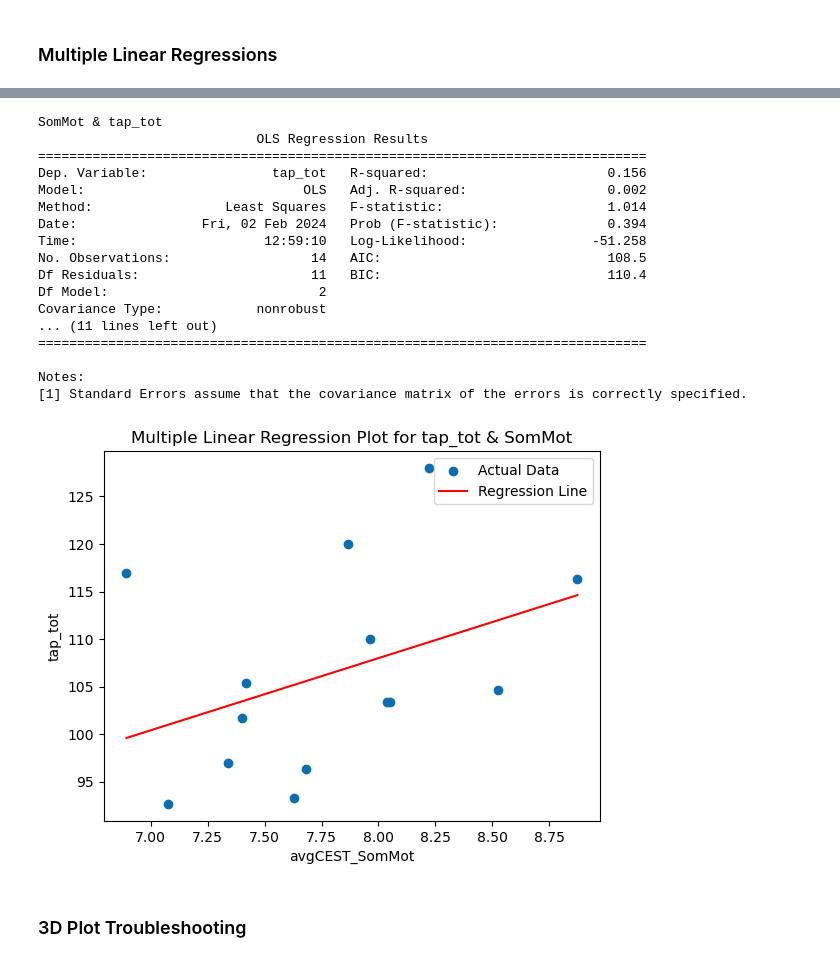
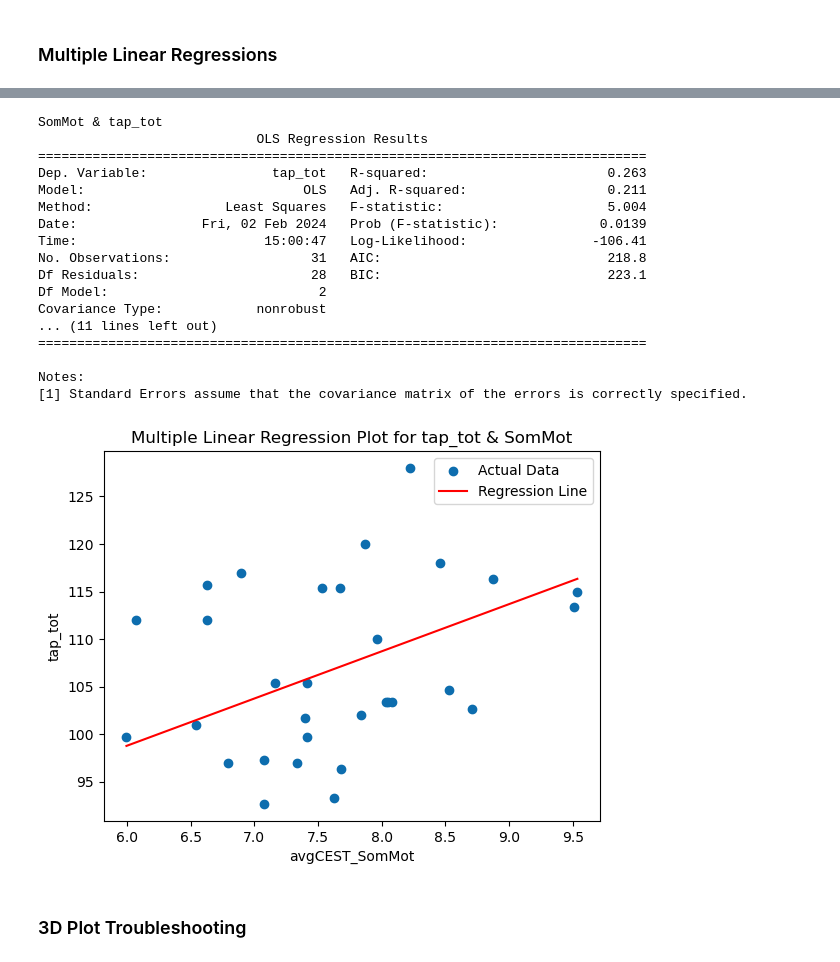
Before and after one commit to pecsok/glucest-rsfmri, a Jupyter notebook: motor_glu_pipeline/motor_figures.ipynb, the cells around one changed output, grey strips where cells are left out. Saved outputs shown, nothing was run; the diff lists cells and outputs as text; code cells hidden in the pictures.

```diff
--- a/motor_glu_pipeline/motor_figures.ipynb
+++ b/motor_glu_pipeline/motor_figures.ipynb
@@ -38,6 +38,7 @@ covariate_sex = 'sex'
 ### Data Trimming
 # %%
 # Standardize groups and keep only PSD or healthy
+
 grp_df['hstatus'] = grp_df['hstatus'].replace('NC', 'HC')
 grp_df['hstatus'] = grp_df['hstatus'].replace('PROR', 'PSY')
 grp_df['hstatus'] = grp_df['hstatus'].replace('PRO', 'PSY')
@@ -46,17 +47,17 @@ grp_df['hstatus'] = grp_df['hstatus'].replace('O', 'Other')
 grp_df['hstatus'] = grp_df['hstatus'].replace('Unknown', 'Other')
 grp_df['hstatus'] = grp_df['hstatus'].replace('MDD', 'Other')
 
-grp_df = grp_df.dropna(subset=['SomMot', 'avgCEST_SomMot', 'hstatus'])
-value_counts = grp_df['hstatus'].value_counts()
-print(value_counts)
+#Trim NaNs and by diagnosis; rename sex variable.
+grp_df = grp_df.dropna(subset=['avgCEST_SomMot', 'SomMot', 'hstatus']) #
+grp_df = grp_df[grp_df['hstatus'] != 'Other']
+grp_df['sex'] = np.where(grp_df['sex'] == 1, 'F', 'M')
 
 #Exclude tap-tot outliers, which are >2.5 standard deviations from the mean.
 grp_df = grp_df[grp_df['BBLID'] != 94703]
 grp_df = grp_df[grp_df['BBLID'] != 80557]
-#Trim by diagnosis; rename sex variable.
-grp_df = grp_df[grp_df['hstatus'] != 'Other']
-grp_df['sex'] = np.where(grp_df['sex'] == 1, 'F', 'M')
+
 value_counts = grp_df['hstatus'].value_counts()
+
 print(value_counts)
 print(grp_df)
 # %% [output]
@@ -512,33 +517,12 @@ The original error message returned by patsy is:
 [figure]
 # %%
-
-
-
-
-
-
-
-
-
-
-
-
-
-
-
-
-
-
 colors = pd.DataFrame({'Network': ["Cont", "Default", "DorsAttn", "Vis", "SalVentAttn", "SomMot", "Limbic"],
     'Color': ['PuOr', 'PuRd_r', 'PiYG_r', 'PRGn', 'PiYG', 'GnBu_r', 'terrain_r']}) #
 
-anova_tables = []
 # Create a scatter plot with a multiple linear regression
 for network in networks:
     cestcol = "avgCEST_" + network
     # Create a linear regression model for fcon
-   # color = colors.loc[colors['Network'] == network, 'Color'].values[0]
-   # sns.set_palette(color)
 
     # Create CNB correlation plot for each network fcon and cest
     for CNB_score in CNB_scores:
@@ -556,41 +540,41 @@ for network in networks:
         model = smf.ols(formula=formula, data=graph_df).fit()
         print('\n\n\n' + network + ' & ' + CNB_score)
         print(model.summary())
 
         # Plotting the regression line
         fig, ax = plt.subplots()
         ax.scatter(graph_df[cestcol], graph_df[CNB_score], label='Actual Data')
         # Generate x values for the line
         x_line = pd.DataFrame({cestcol: np.linspace(graph_df[cestcol].min(), graph_df[cestcol].max(), 100),
                                network: np.mean(graph_df[network])})  # Use mean value for the network variable
         # Predictions for the regression line
         y_line = model.predict(x_line)
         # Plot the regression line
         ax.plot(x_line[cestcol], y_line, color='red', label='Regression Line')
         ax.set_xlabel(cestcol)
         ax.set_ylabel(CNB_score)
         ax.set_title('Multiple Linear Regression Plot for ' + CNB_score + ' & ' + network)
         ax.legend()
         plt.show()
 # %% [output]
 SomMot & tap_tot
                             OLS Regression Results
 ==============================================================================
-Dep. Variable:                tap_tot   R-squared:                       0.156
-Model:                            OLS   Adj. R-squared:                  0.002
-Method:                 Least Squares   F-statistic:                     1.014
-Date:                Fri, 02 Feb 2024   Prob (F-statistic):              0.394
-Time:                        12:59:10   Log-Likelihood:                -51.258
-No. Observations:                  14   AIC:                             108.5
-Df Residuals:                      11   BIC:                             110.4
+Dep. Variable:                tap_tot   R-squared:                       0.263
+Model:                            OLS   Adj. R-squared:                  0.211
+Method:                 Least Squares   F-statistic:                     5.004
+Date:                Fri, 02 Feb 2024   Prob (F-statistic):             0.0139
+Time:                        15:00:47   Log-Likelihood:                -106.41
+No. Observations:                  31   AIC:                             218.8
+Df Residuals:                      28   BIC:                             223.1
 Df Model:                           2
 Covariance Type:            nonrobust
 ... (11 lines left out)
 ==============================================================================
 
 Notes:
 [1] Standard Errors assume that the covariance matrix of the errors is correctly specified.
-[figure, old version]
+[figure, new version]
 # %% [markdown]
 ### 3D Plot Troubleshooting
 # %%
```
Also changed, not shown: parts of 7 cells of this notebook, 2 other files.
